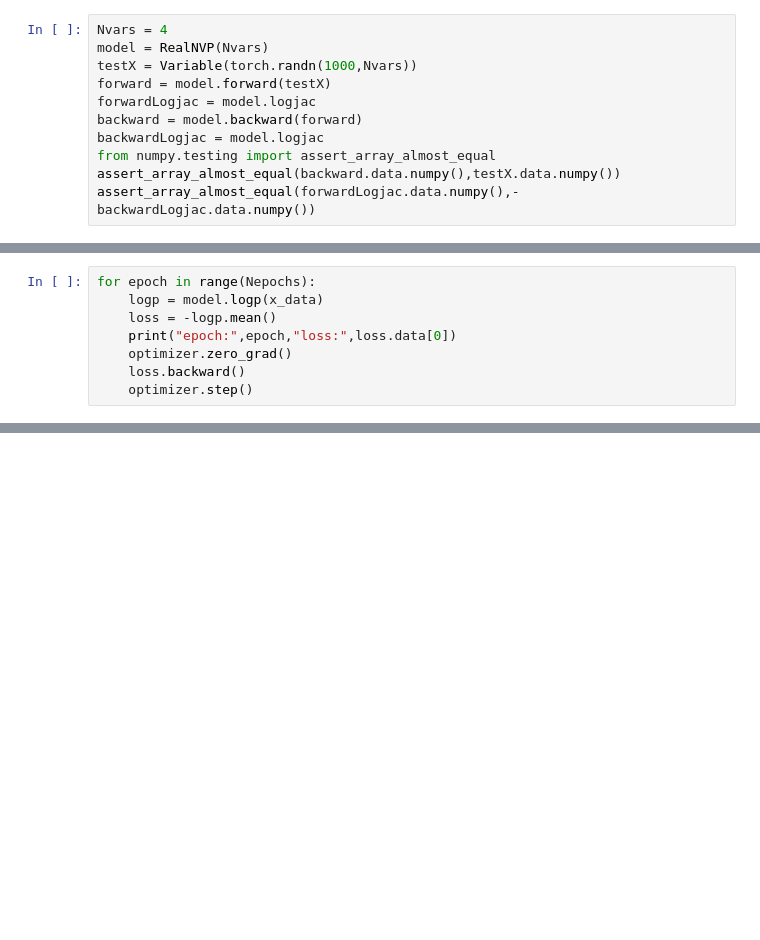
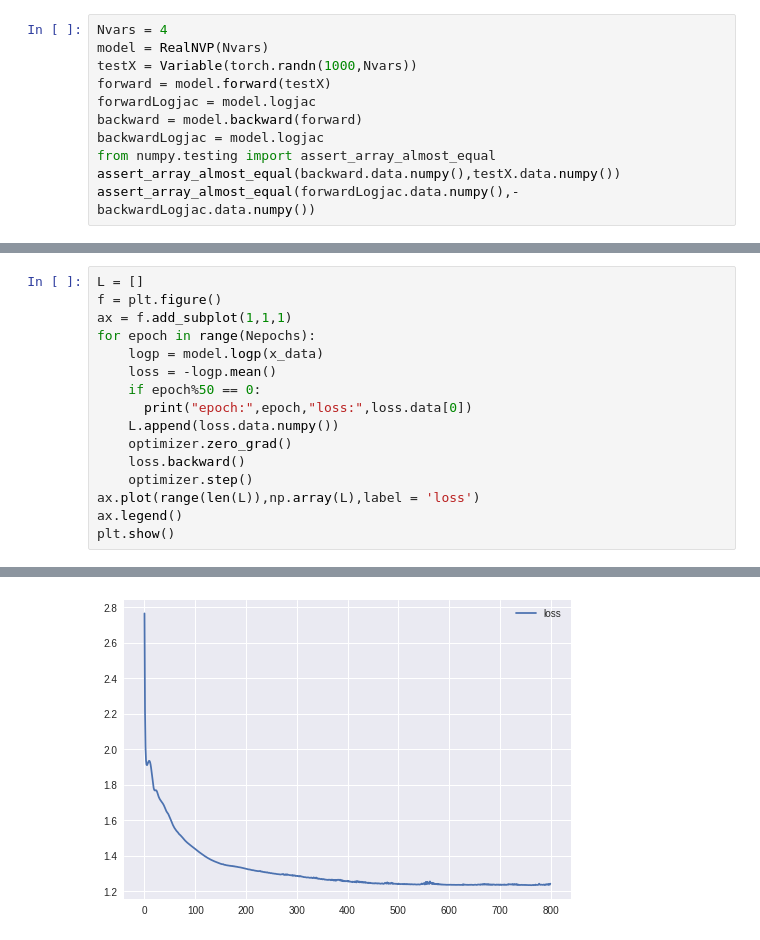
Before and after one commit to GiggleLiu/marburg, a Jupyter notebook: nice/realnvp.ipynb, the cells around one changed output, grey strips where cells are left out. Cells and saved outputs as stored; diff of their text form; blank space fills up the shorter version.

```diff
--- a/nice/realnvp.ipynb
+++ b/nice/realnvp.ipynb
@@ -103,11 +143,19 @@ Ht = 10
 model = RealNVP(Nvars, Nlayers,Hs,Ht)
 optimizer = torch.optim.Adam(model.parameters(), lr=0.01, weight_decay=0.001)
 # %%
+L = []
+f = plt.figure()
+ax = f.add_subplot(1,1,1)
 for epoch in range(Nepochs):
     logp = model.logp(x_data)
     loss = -logp.mean()
-    print("epoch:",epoch,"loss:",loss.data[0])
+    if epoch%50 == 0:
+      print("epoch:",epoch,"loss:",loss.data[0])
+    L.append(loss.data.numpy())
     optimizer.zero_grad()
     loss.backward()
     optimizer.step()
+ax.plot(range(len(L)),np.array(L),label = 'loss')
+ax.legend()
+plt.show()
 # %% [output]
@@ -131,2 +178,3 @@ epoch: 499 loss: 1.337605595588684
+[figure, added]
 # %%
 import matplotlib.pyplot as plt
```
Also changed, not shown: parts of 11 cells of this notebook, 1 other file.
